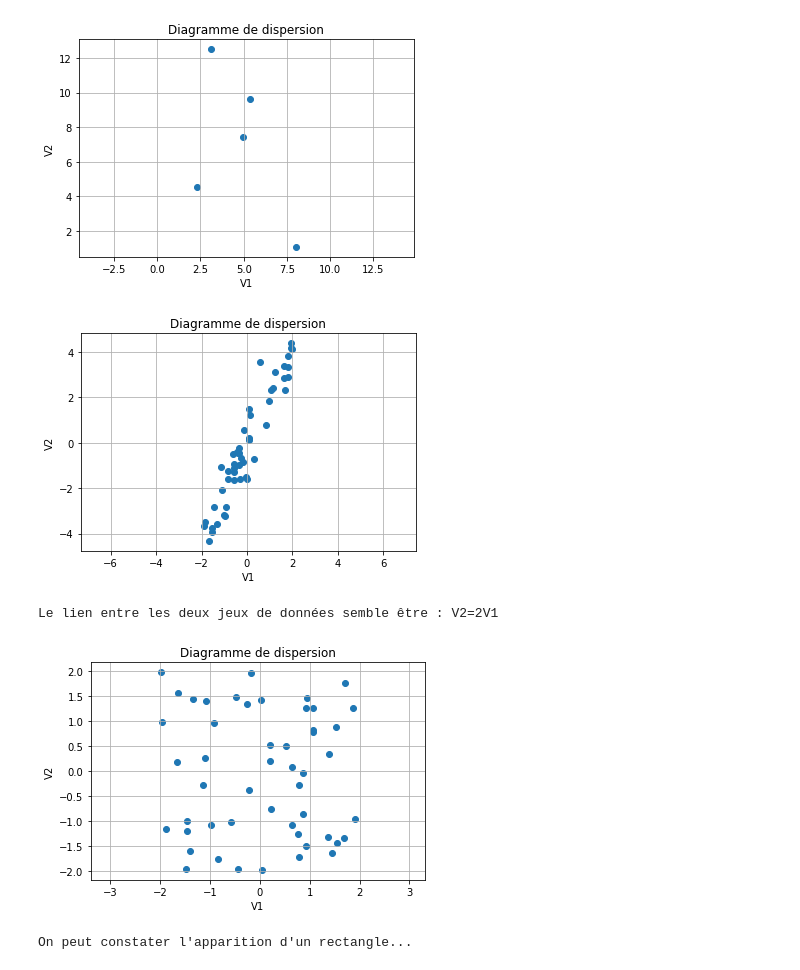
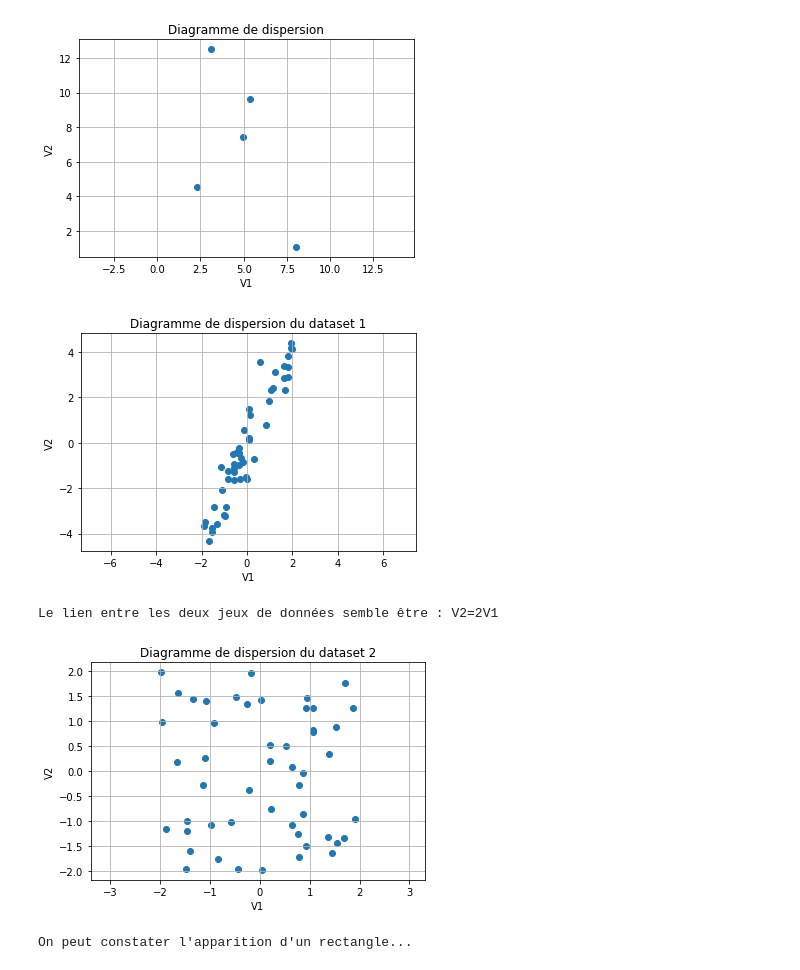
Before and after one commit to coud0011/IUTS2Satistiques, a Jupyter notebook: TP2StatsBivariées.ipynb, the cells around one changed output. Drawn from its saved outputs; the diff is of its cells as text; code cells hidden in the pictures.

```diff
--- a/TP2StatsBivariées.ipynb
+++ b/TP2StatsBivariées.ipynb
@@ -19,20 +85,20 @@ plt.show()
 # %%
 # DATASET 1
 data1_v1 = [-0.98, 1.81, 1.07, 1.8, 1.79, -0.56, 1.64, -0.03, 0.11, -0.85, -1.53, -1.47, 1.93, -0.35, -1.15, -0.84, 0.12, -0.35, -0.55, 0.84, -1.55, 1.99, 0.31, -1.0, -1.34, -0.43, 1.67, 0.07, -0.28, -0.33, 0.96, -0.93, -1.67, -0.3, -0.56, 1.95, 1.25, -0.57, 0.58, -1.87, -0.41, 0.08, 1.65, -0.02, -1.84, -0.15, -0.62, 1.14, -1.11, -0.16]
 data1_v2 = [-3.21, 2.88, 2.34, 3.83, 3.35, -1.13, 2.84, -1.52, 1.49, -1.61, -3.91, -2.82, 4.38, -0.46, -1.05, -1.23, 1.2, -0.25, -1.62, 0.8, -3.76, 4.13, -0.7, -3.17, -3.59, -0.4, 2.31, 0.12, -0.65, -0.98, 1.84, -2.83, -4.32, -1.6, -1.27, 4.18, 3.12, -0.94, 3.54, -3.66, -0.43, 0.23, 3.36, -1.6, -3.48, 0.58, -0.51, 2.42, -2.1, -0.86]
 
 plt.scatter(data1_v1, data1_v2)
 # Paramètres graphiques
-plt.title('Diagramme de dispersion')   # Titre du graphique
+plt.title('Diagramme de dispersion du dataset 1')   # Titre du graphique
 plt.xlabel('V1')                       # Label du premier axe
 plt.ylabel('V2')                       # Label du second
 plt.axis('equal')                      # Ratio d'échelle des deux axes à 1
 plt.grid()                             # Ajout d'une grille
 # Affichage
 plt.show()
 print("Le lien entre les deux jeux de données semble être : V2=2V1")
 # %% [output]
-[figure, old version]
+[figure, new version]
 Le lien entre les deux jeux de données semble être : V2=2V1
 # %%
 # DATASET 2
@@ -42,7 +108,7 @@ data2_v2 = [-0.28, 1.41, 1.26, 0.79, -0.75, -1.51, -1.26, 1.27, -1.32, 0.08, 1.4
 # Tracé du diagramme de dispersion
 plt.scatter(data2_v1, data2_v2)
 # Paramètres graphiques
-plt.title('Diagramme de dispersion')   # Titre du graphique
+plt.title('Diagramme de dispersion du dataset 2')   # Titre du graphique
 plt.xlabel('V1')                       # Label du premier axe
 plt.ylabel('V2')                       # Label du second
 plt.axis('equal')                      # Ratio d'échelle des deux axes à 1
@@ -51,7 +117,7 @@ plt.grid()                             # Ajout d'une grille
 plt.show()
 print("On peut constater l'apparition d'un rectangle...")
 # %% [output]
-[figure, old version]
+[figure, new version]
 On peut constater l'apparition d'un rectangle...
 # %%
 # DATASET 3
```
Also changed, not shown: parts of 35 cells of this notebook, 1 other file.
